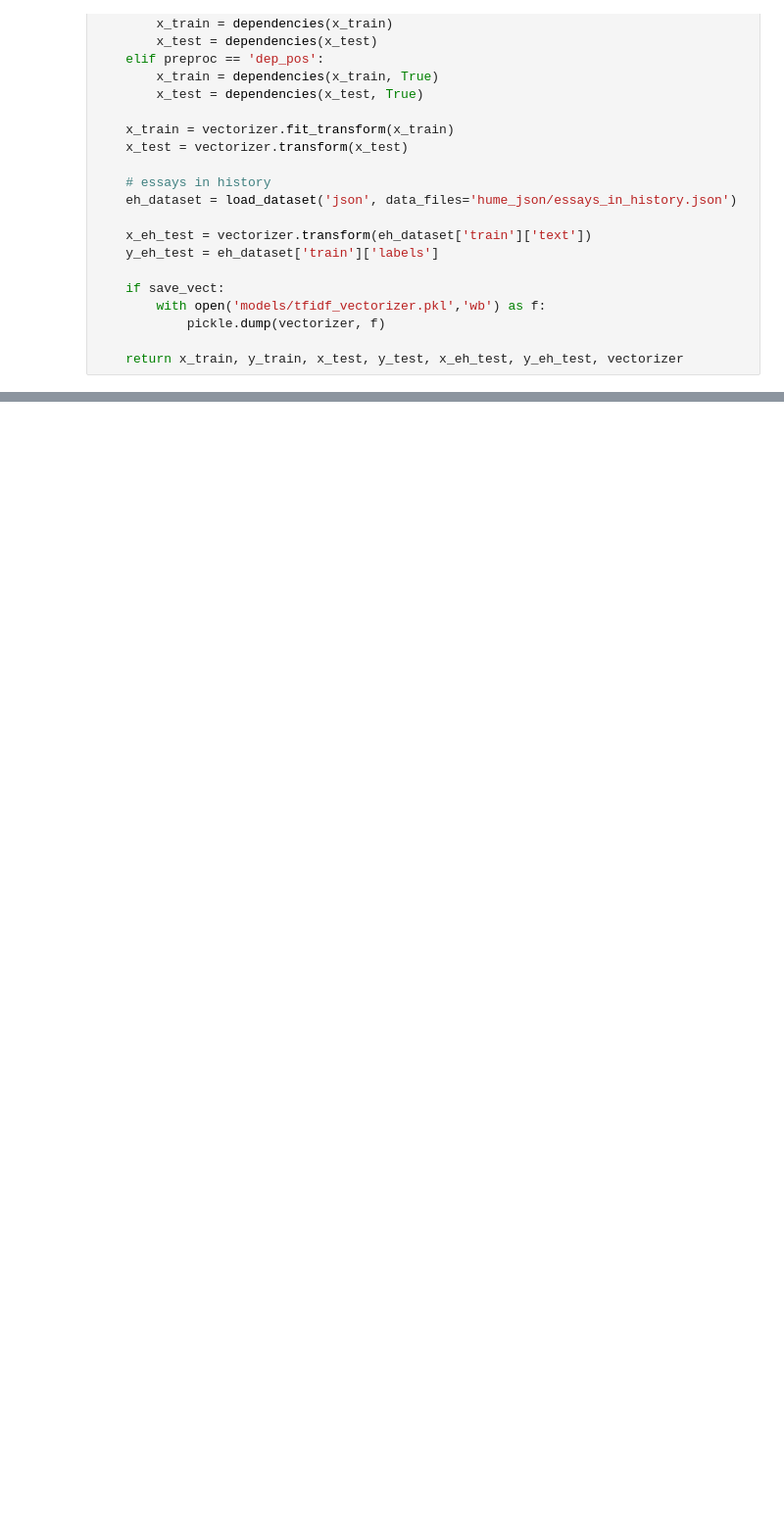
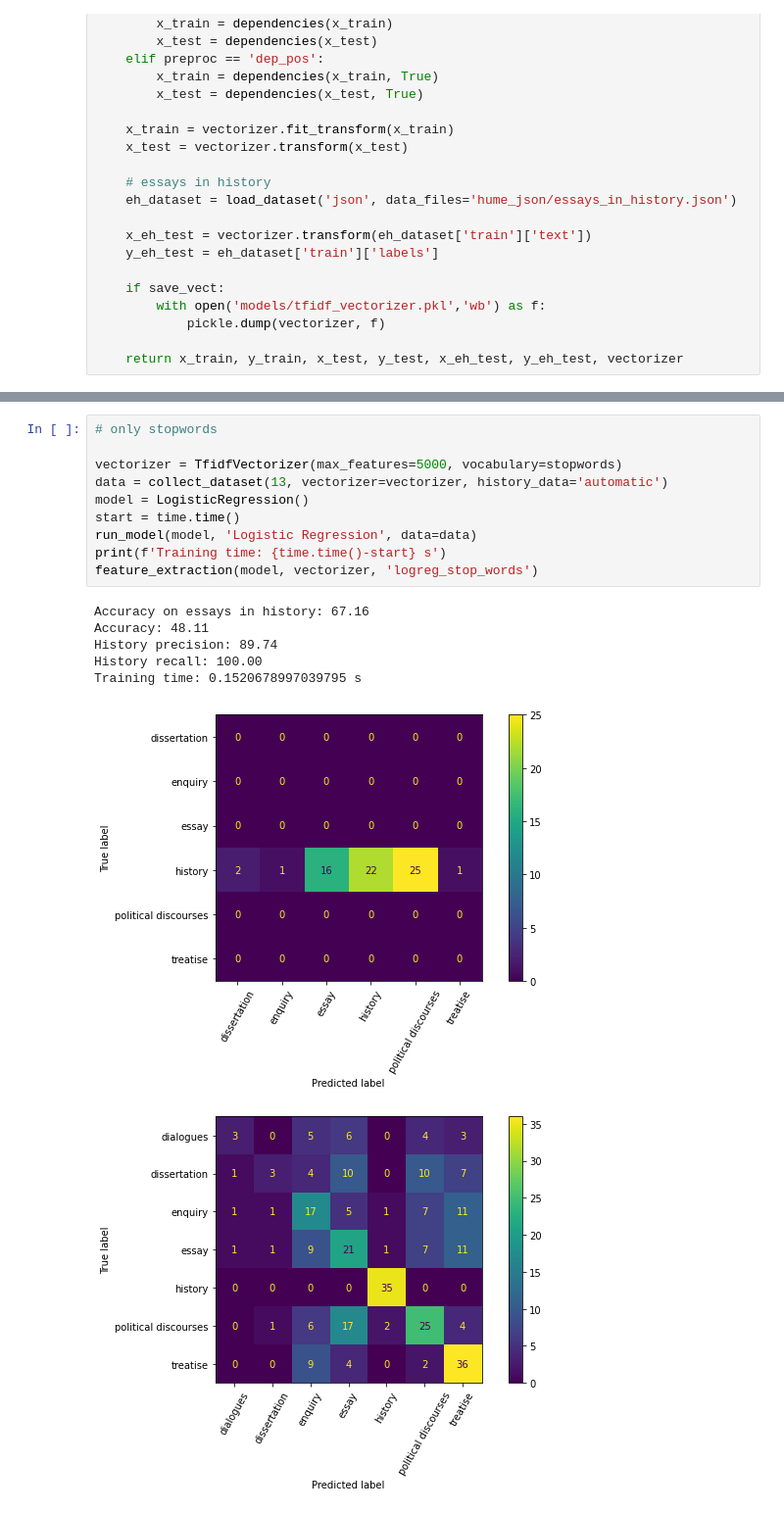
Before and after one commit to vbunt/hume-classifier, a Jupyter notebook: Classic ML further experiments.ipynb, the cells around one changed output, grey strips where cells are left out. Shown at 98% size. Drawn from its saved outputs; the diff is of its cells as text; blank space fills up the shorter version.

```diff
--- a/Classic ML further experiments.ipynb
+++ b/Classic ML further experiments.ipynb
@@ -659,0 +232,18 @@ Training time: 4.227257251739502 s
+# %%
+# only stopwords
+
+vectorizer = TfidfVectorizer(max_features=5000, vocabulary=stopwords)
+data = collect_dataset(13, vectorizer=vectorizer, history_data='automatic')
+model = LogisticRegression()
+start = time.time()
+run_model(model, 'Logistic Regression', data=data)
+print(f'Training time: {time.time()-start} s')
+feature_extraction(model, vectorizer, 'logreg_stop_words')
+# %% [output]
+Accuracy on essays in history: 67.16
+Accuracy: 48.11
+History precision: 89.74
+History recall: 100.00
+Training time: 0.1520678997039795 s
+[figure, added]
+[figure, added]
```
Also changed, not shown: parts of 53 cells of this notebook, 15 other files.
